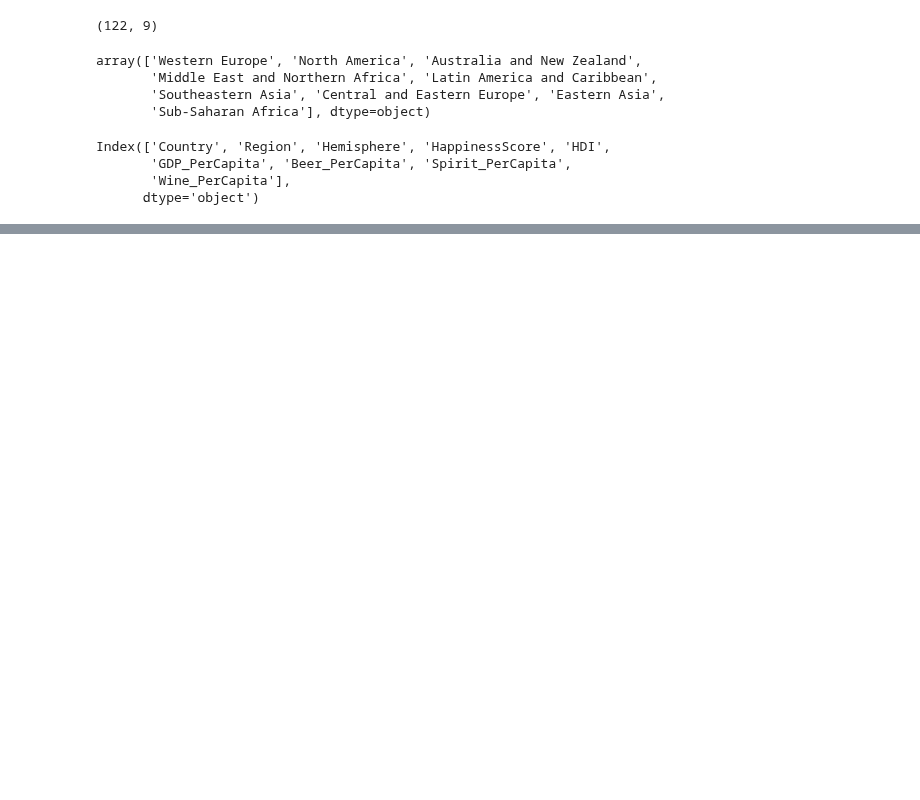
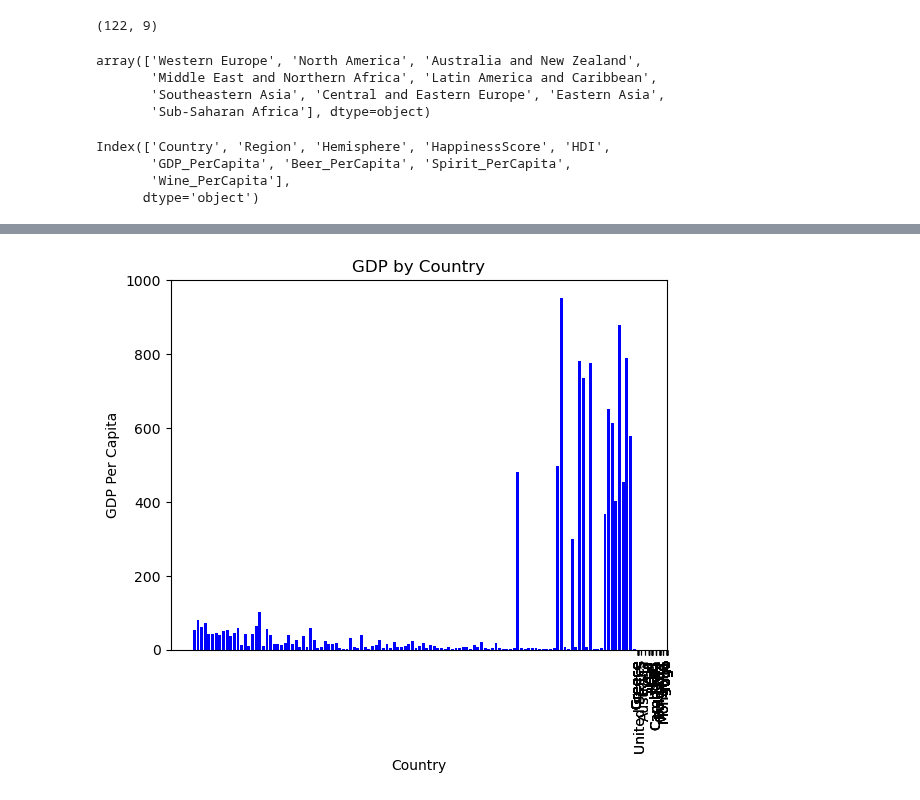
Before and after one commit to mattcaseycpa/project1, a Jupyter notebook: project.ipynb, the cells around one changed output, grey strips where cells are left out. Cells and saved outputs as stored; diff of their text form; code cells hidden in the pictures; blank space fills up the shorter version.

```diff
--- a/project.ipynb
+++ b/project.ipynb
@@ -41,3 +107,19 @@ Index(['Country', 'Region', 'Hemisphere', 'HappinessScore', 'HDI',
+# %%
+gdp=gdp_df["GDP_PerCapita"]
+country=gdp_df["Country"]
+
+plt.bar(country,gdp,color="b",alpha=1,align="center")
+tick_location=[value for value in country]
+plt.xticks(tick_loactions,country,rotation=90)
+
+
+plt.title("GDP by Country")
+plt.xlabel("Country")
+plt.ylabel("GDP Per Capita")
+# plt.xticks(rotation="vertical")
+plt.show()
+# %% [output]
+[figure, added]
 # %%
 #Analysing for HDI by country
 # %%
```
Also changed, not shown: parts of 6 cells of this notebook.
